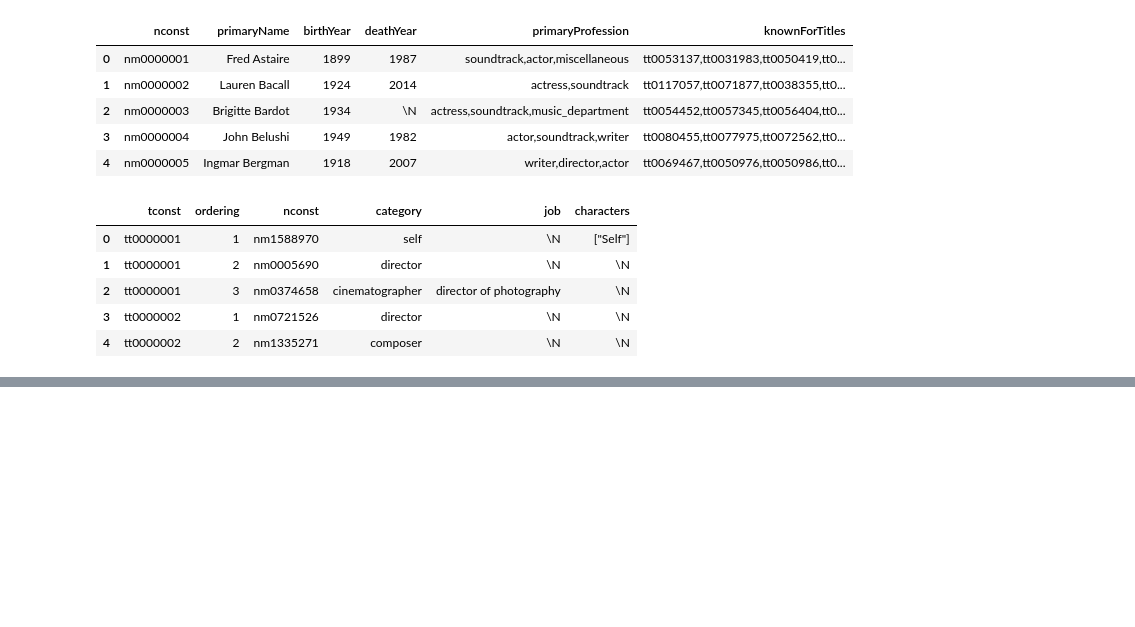
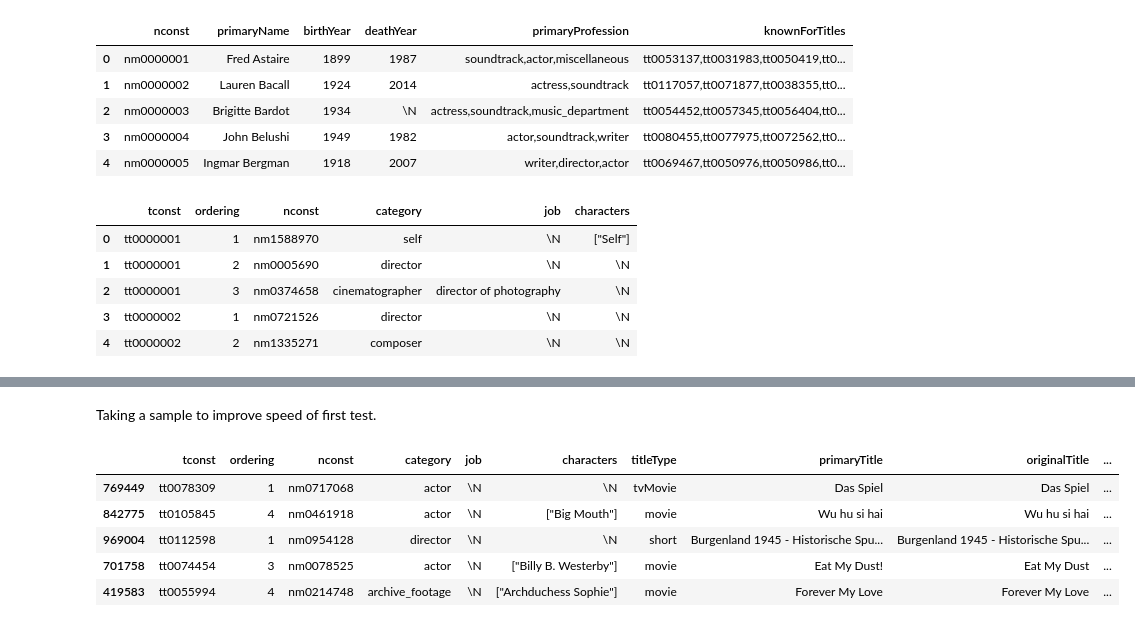
Before and after one commit to datacloudgui/Data_Exploration_1M_Movies, a Jupyter notebook: 1M_Movies_Data_exploration.ipynb, the cells around one changed output, grey strips where cells are left out. Saved outputs shown, nothing was run; the diff lists cells and outputs as text; code cells hidden in the pictures; blank space fills up the shorter version.

```diff
--- a/1M_Movies_Data_exploration.ipynb
+++ b/1M_Movies_Data_exploration.ipynb
@@ -100,0 +57,2 @@ exploratorio feature...
+# %% [markdown]
+Taking a sample to improve speed of first test.
@@ -100,0 +61,9 @@ exploratorio feature...
+# %%
+df.head()
+# %% [output]
+|  | tconst | ordering | nconst | category | job | characters | titleType | primaryTitle | originalTitle | ... |
+| 769449 | tt0078309 | 1 | nm0717068 | actor | \N | \N | tvMovie | Das Spiel | Das Spiel | ... |
+| 842775 | tt0105845 | 4 | nm0461918 | actor | \N | ["Big Mouth"] | movie | Wu hu si hai | Wu hu si hai | ... |
+| 969004 | tt0112598 | 1 | nm0954128 | director | \N | \N | short | Burgenland 1945 - Historische Spu... | Burgenland 1945 - Historische Spu... | ... |
+| 701758 | tt0074454 | 3 | nm0078525 | actor | \N | ["Billy B. Westerby"] | movie | Eat My Dust! | Eat My Dust | ... |
+| 419583 | tt0055994 | 4 | nm0214748 | archive_footage | \N | ["Archduchess Sophie"] | movie | Forever My Love | Forever My Love | ... |
```
Also changed, not shown: parts of 43 cells of this notebook.
